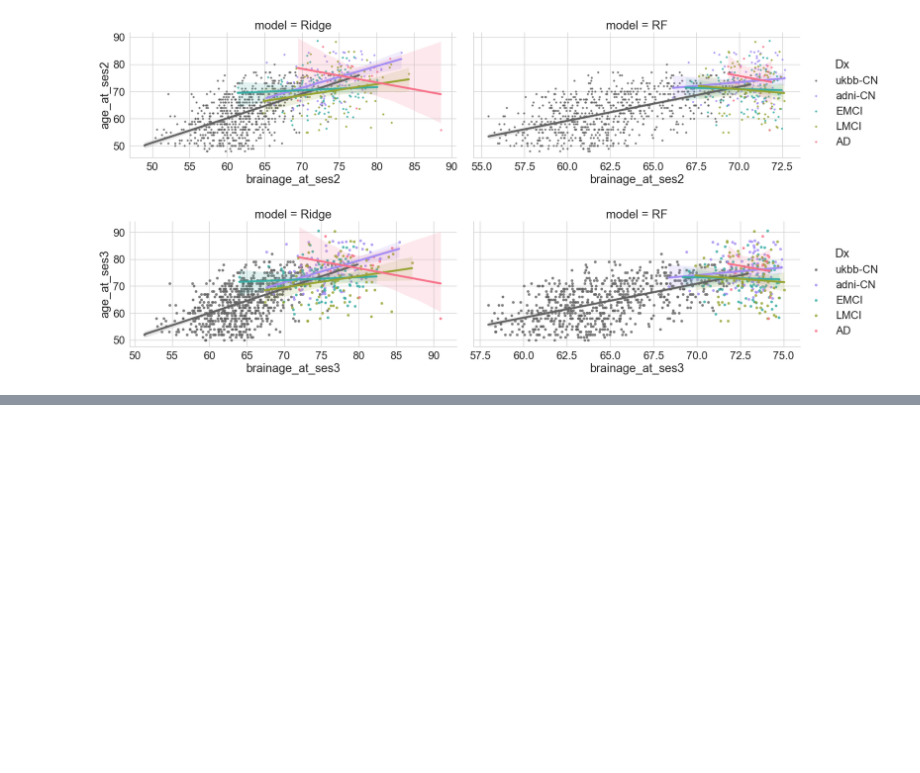
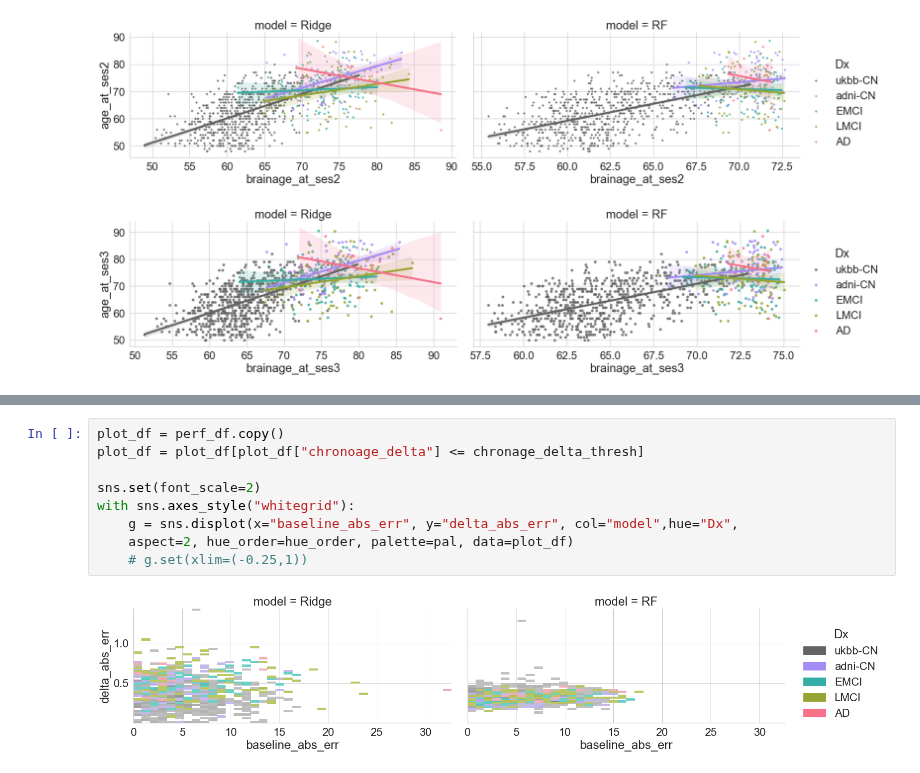
Before and after one commit to nikhil153/brain-diff, a Jupyter notebook: notebooks/10_ohbm2022_plots.ipynb, the cells around one changed output, grey strips where cells are left out. Saved outputs shown, nothing was run; the diff lists cells and outputs as text; blank space fills up the shorter version.

```diff
--- a/notebooks/10_ohbm2022_plots.ipynb
+++ b/notebooks/10_ohbm2022_plots.ipynb
@@ -375 +395,12 @@ with sns.axes_style("whitegrid"):
+# %%
+plot_df = perf_df.copy()
+plot_df = plot_df[plot_df["chronoage_delta"] <= chronage_delta_thresh]
+
+sns.set(font_scale=2)
+with sns.axes_style("whitegrid"):
+    g = sns.displot(x="baseline_abs_err", y="delta_abs_err", col="model",hue="Dx",
+    aspect=2, hue_order=hue_order, palette=pal, data=plot_df)
+    # g.set(xlim=(-0.25,1))
+# %% [output]
+[figure, added]
 # %%
```
Also changed, not shown: parts of 2 cells of this notebook, 2 other files.
